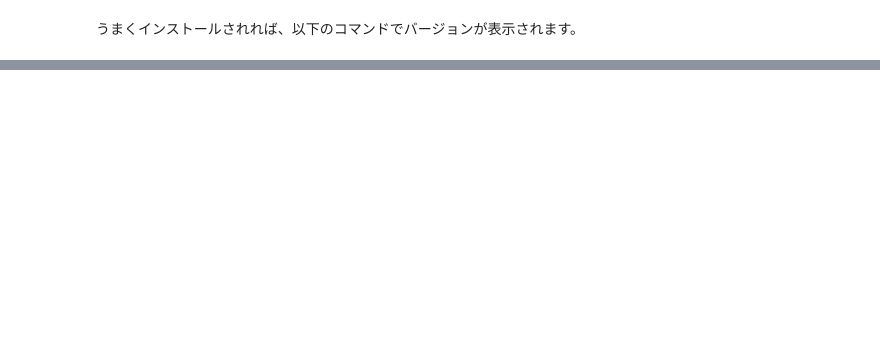
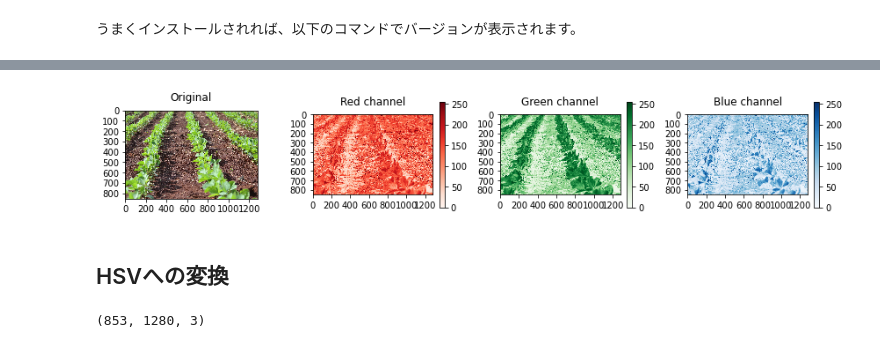
Before and after one commit to amano-takahisa/rs_with_python, a Jupyter notebook: source/leaf_area_index.ipynb, the cells around one changed output, grey strips where cells are left out. Drawn from its saved outputs; the diff is of its cells as text; code cells hidden in the pictures; blank space fills up the shorter version.

```diff
--- a/source/leaf_area_index.ipynb
+++ b/source/leaf_area_index.ipynb
@@ -51,0 +128,24 @@ plt.imshow(img)
+# %%
+channels = [img_rgb, r, g, b]
+colors = (None, 'Reds','Greens','Blues')
+titles = ('Original', 'Red channel', 'Green channel', 'Blue channel')
+
+fig, axs = plt.subplots(1, 4, figsize=(12,3))  # figとaxを作成
+for idx, (title, channel, color) in enumerate(zip(titles, channels, colors)):
+    axs[idx].set_title(title)
+    ax = axs[idx].matshow(channel, cmap=color)
+    axs[idx].xaxis.tick_bottom()
+    if color:
+        fig.colorbar(ax, ax=axs[idx], fraction=0.04)
+
+plt.tight_layout()
+plt.show()
+# %% [output]
+[figure, added]
+# %% [markdown]
+## HSVへの変換
+# %%
+img_hsv = cv2.cvtColor(img_bgr, cv2.COLOR_BGR2HSV)
+img_hsv.shape
+# %% [output]
+(853, 1280, 3)
```
Also changed, not shown: parts of 28 cells of this notebook, 1 other file.
